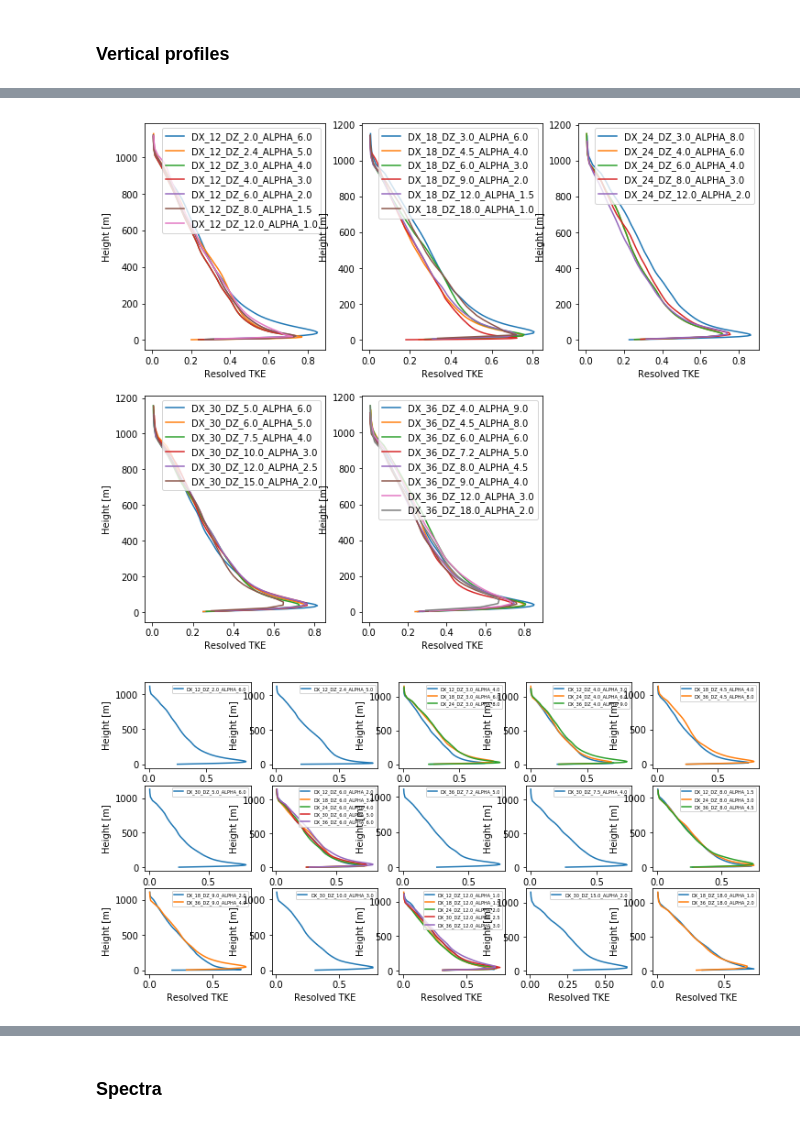
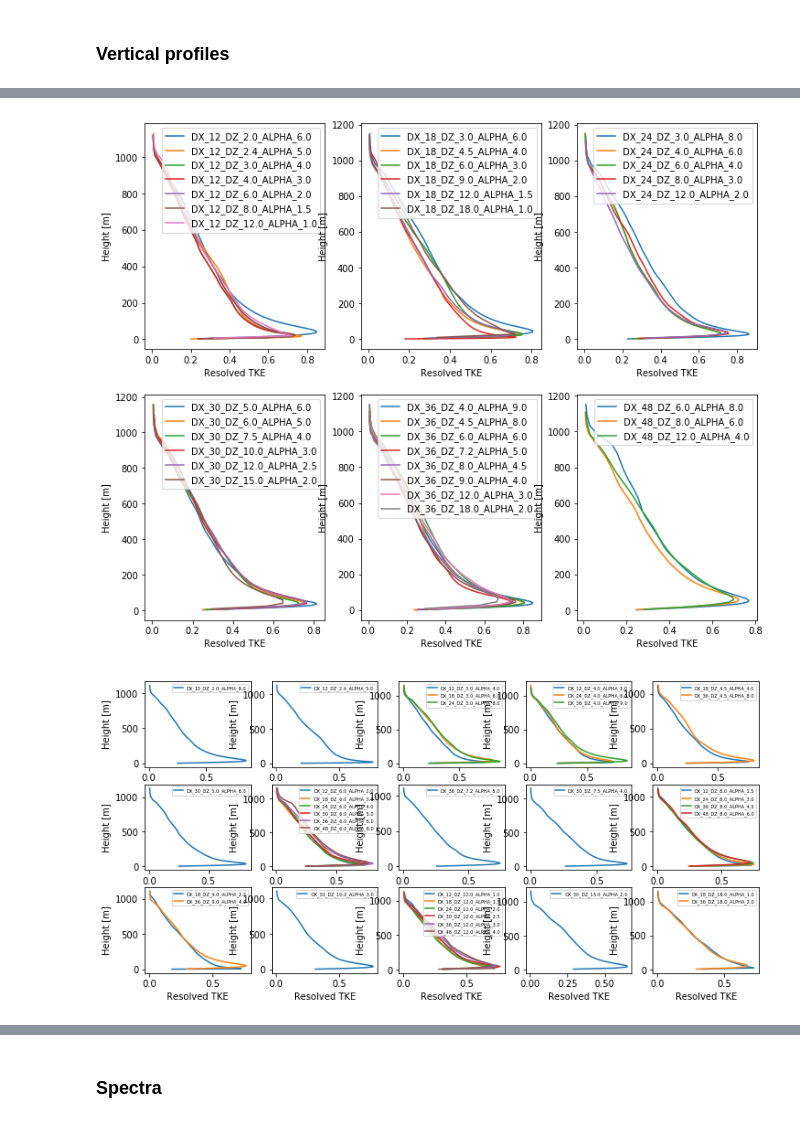
Before and after one commit to pkjha-aero/Wind_ML, a Jupyter notebook: scripts/Giselle/SWiFT_Giselle.ipynb, the cells around one changed output, grey strips where cells are left out. Saved outputs shown, nothing was run; the diff lists cells and outputs as text; code cells hidden in the pictures.

```diff
--- a/scripts/Giselle/SWiFT_Giselle.ipynb
+++ b/scripts/Giselle/SWiFT_Giselle.ipynb
@@ -434,7 +432,7 @@ Requires playing with some dimension names surrounding Time
 #Run next cell if you want to obtain all the files. Run this one if you want to obtail a s ingle file only
 
 '''
-pdata_loc = '/g/g92/mgf/Scratch1/Wind_Energy/Will/Data/'
+pdata_loc = '/g/g92/mgf/Scratch1/Wind_Energy/ProcessedDataForGroup/'
 folder='DX_24_DZ_3.0_ALPHA_8.0'
 pdata_3D = f'pdata_3D_DX_24_DZ_3.0_ALPHA_8.0.nc'
 pdata_spectra = f'pdata_spectra_DX_24_DZ_3.0_ALPHA_8.0.nc'
@@ -454,7 +452,7 @@ Process data exists /g/g92/mgf/Scratch1/Wind_Energy/Will/Data/pdata_3D_DX_24_DZ_
 # %%
 # Processing all files, omitting the already processed ones
 
-'''
+
 
 ds=[]
 psd_ds=[]
@@ -462,7 +460,7 @@ ds_1hr=[]
 psd_ds_1hr=[]
 case=[]
 
-DX=[36,12,18,24,30,36]
+DX=[48,36,12,18,24,30,36]
 #DX=[6,12,18,24,30,36]!!!!!!!!!!!!!!!!!!!!!!!!!!!! Cannot process DX=6 here, not enough memmory processed manually
 
 DZ=['4.0', '4.5', '6.0', '3.0', '12.0', '10.0', '8.0', '9.0', '18.0', '15.0', '5.0', '7.2', '2.0', '7.5', '2.4']
@@ -492,5 +490,4 @@ for dx in DX:
                 case.append(folder)
         else:
             print("Processed data does not exist, reading from WRFOUT")
-'''
 # %% [output]
@@ -568,7 +563,7 @@ f, ax = plt.subplots( figsize = (12, 10) )
 
 
 
-DX=[12,18,24,30,36]
+DX=[12,18,24,30,36,48]
 #DX=[6,12,18,24,30,36]!!!!!!!!!!!!!!!!!!!!!!!!!!!! Cannot process DX=6 here, not enough memmory processed manually
 
 DZ=['2.0','2.4','3.0','4.0','4.5','5.0','6.0','7.2','7.5','8.0','9.0','10.0','12.0','15.0','18.0']
@@ -602,7 +597,7 @@ f, ax = plt.subplots( figsize = (12, 10) )
 
 
 
-DX=[12,18,24,30,36]
+DX=[12,18,24,30,36,48]
 #DX=[6,12,18,24,30,36]!!!!!!!!!!!!!!!!!!!!!!!!!!!! Cannot process DX=6 here, not enough memmory processed manually
 
 DZ=['2.0','2.4','3.0','4.0','4.5','5.0','6.0','7.2','7.5','8.0','9.0','10.0','12.0','15.0','18.0']
@@ -700,42 +695,42 @@ plt.legend(bbox_to_anchor=(1.05, 1))
 f, ax = plt.subplots( figsize = (12, 10) )
 
 
 
-DX=[12,18,24,30,36]
+DX=[12,18,24,30,36,48]
 #DX=[6,12,18,24,30,36]!!!!!!!!!!!!!!!!!!!!!!!!!!!! Cannot process DX=6 here, not enough memmory processed manually
 
 DZ=['2.0','2.4','3.0','4.0','4.5','5.0','6.0','7.2','7.5','8.0','9.0','10.0','12.0','15.0','18.0']
 
 case_colormap = plt.cm.plasma(np.linspace(0, 1, np.int(0.5*len(DX)*len(DZ)) ))
 
 case=[]
 p=0
 q=0
 for dx in DX:
     p=p+1
     plt.subplot(2,3,p)
     for dz in DZ:
         delta_t='1H'
         alpha=str(round(dx/np.float(dz),1))
         folder=f'DX_{dx}_DZ_{dz}_ALPHA_{alpha}'
         if os.path.exists(path+folder):
             if os.path.exists(pdata_loc + pdata_3D):
                 #print(folder)
                 q=q+1
                 img=xr.open_dataset(pdata_loc + f'time_average_3D_{delta_t}_{folder}.nc')
                 plt.plot(img.isel(XTIME = 0).TKE, img.z , label=f'{folder}' )
                 plt.legend()
                 plt.xlabel('Resolved TKE')
                 plt.ylabel('Height [m]')
 # %% [output]
-[figure, old version]
+[figure, new version]
 # %%
 # Tau13 vertical profile, color a function of cases (one hour average)
 f, ax = plt.subplots( figsize = (12, 10) )
 
 
 
-DX=[12,18,24,30,36]
+DX=[12,18,24,30,36,48]
 #DX=[6,12,18,24,30,36]!!!!!!!!!!!!!!!!!!!!!!!!!!!! Cannot process DX=6 here, not enough memmory processed manually
 
 DZ=['2.0','2.4','3.0','4.0','4.5','5.0','6.0','7.2','7.5','8.0','9.0','10.0','12.0','15.0','18.0']
@@ -763,7 +758,7 @@ for dz in DZ:
                 plt.xlabel('Resolved TKE')
                 plt.ylabel('Height [m]')
 # %% [output]
-[figure, old version]
+[figure, new version]
 # %%
 # TKE vertical profile, color a function of cases (one hour average)
 f, ax = plt.subplots( figsize = (12, 10) )
```
Also changed, not shown: parts of 15 cells of this notebook.
